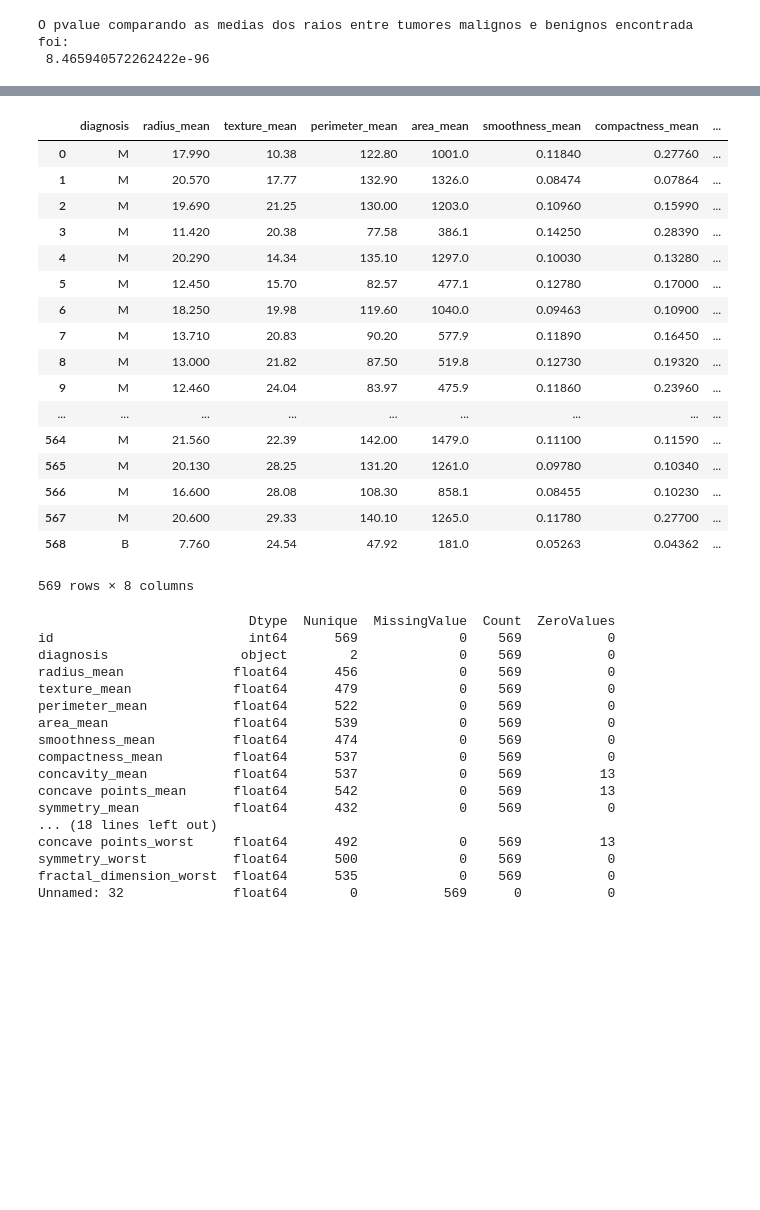
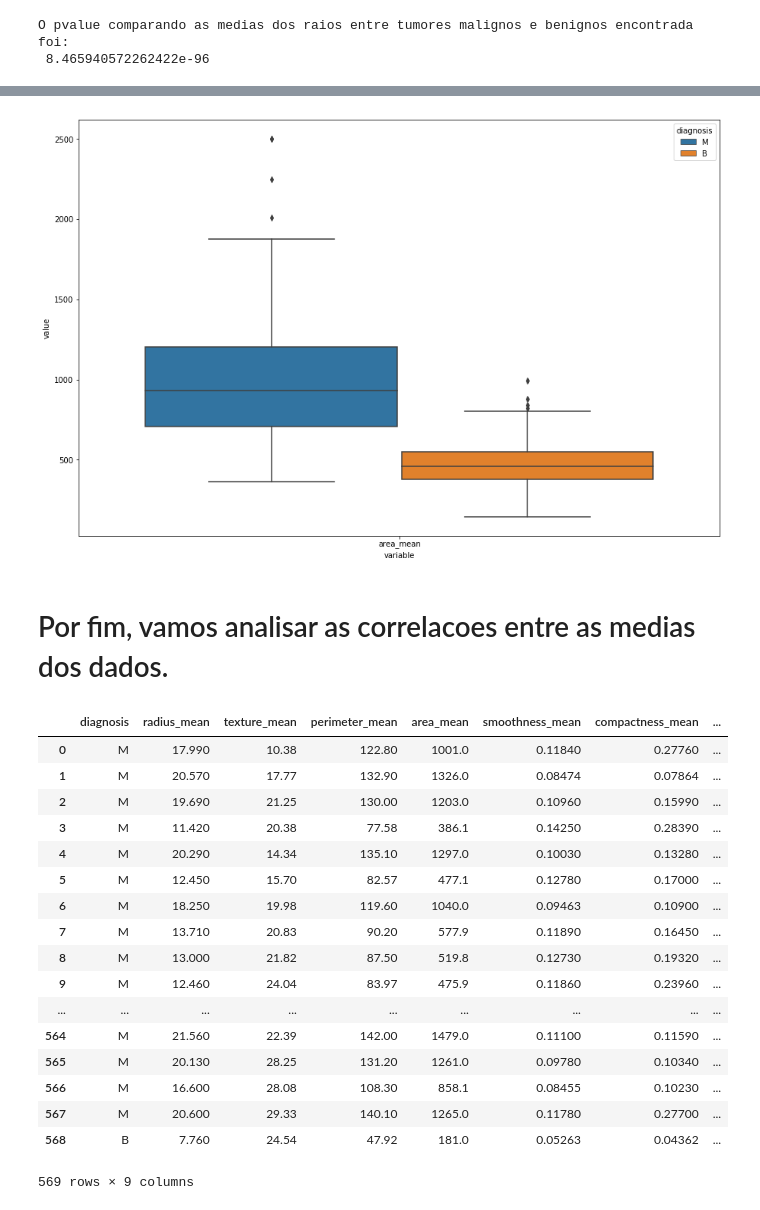
Before and after one commit to mouradap/breast_cancer, a Jupyter notebook: Dados.ipynb, the cells around one changed output, grey strips where cells are left out. Saved outputs shown, nothing was run; the diff lists cells and outputs as text; code cells hidden in the pictures; blank space fills up the shorter version.

```diff
--- a/Dados.ipynb
+++ b/Dados.ipynb
@@ -374,5 +383,14 @@ Ttest_indResult(statistic=29.354318592113618, pvalue=7.101150161057422e-116)
+# %%
+melted_data = pd.melt(dados,id_vars = "diagnosis",value_vars = colunas[3])
+plt.figure(figsize = (15,10))
+sns.boxplot(x = "variable", y = "value", hue="diagnosis",data= melted_data)
+plt.show()
+# %% [output]
+[figure, added]
+# %% [markdown]
+# Por fim, vamos analisar as correlacoes entre as medias dos dados.
 # %%
-dadosMeans = dados.iloc[:,1:9]
+dadosMeans = dados.iloc[:,1:10]
 dadosMeans
 # %% [output]
 |  | diagnosis | radius_mean | texture_mean | perimeter_mean | area_mean | smoothness_mean | compactness_mean | ... |
@@ -392,27 +410,7 @@ dadosMeans
 | 566 | M | 16.600 | 28.08 | 108.30 | 858.1 | 0.08455 | 0.10230 | ... |
 | 567 | M | 20.600 | 29.33 | 140.10 | 1265.0 | 0.11780 | 0.27700 | ... |
 | 568 | B | 7.760 | 24.54 | 47.92 | 181.0 | 0.05263 | 0.04362 | ... |
-569 rows × 8 columns
+569 rows × 9 columns
-# %%
-summary(dados)
-# %% [output]
-                           Dtype  Nunique  MissingValue  Count  ZeroValues
-id                         int64      569             0    569           0
-diagnosis                 object        2             0    569           0
-radius_mean              float64      456             0    569           0
-texture_mean             float64      479             0    569           0
-perimeter_mean           float64      522             0    569           0
-area_mean                float64      539             0    569           0
-smoothness_mean          float64      474             0    569           0
-compactness_mean         float64      537             0    569           0
-concavity_mean           float64      537             0    569          13
-concave points_mean      float64      542             0    569          13
-symmetry_mean            float64      432             0    569           0
-... (18 lines left out)
-concave points_worst     float64      492             0    569          13
-symmetry_worst           float64      500             0    569           0
-fractal_dimension_worst  float64      535             0    569           0
-Unnamed: 32              float64        0           569      0           0
 # %%
 dadosMeans.corr()
 # %% [output]
```
Also changed, not shown: parts of 40 cells of this notebook.
